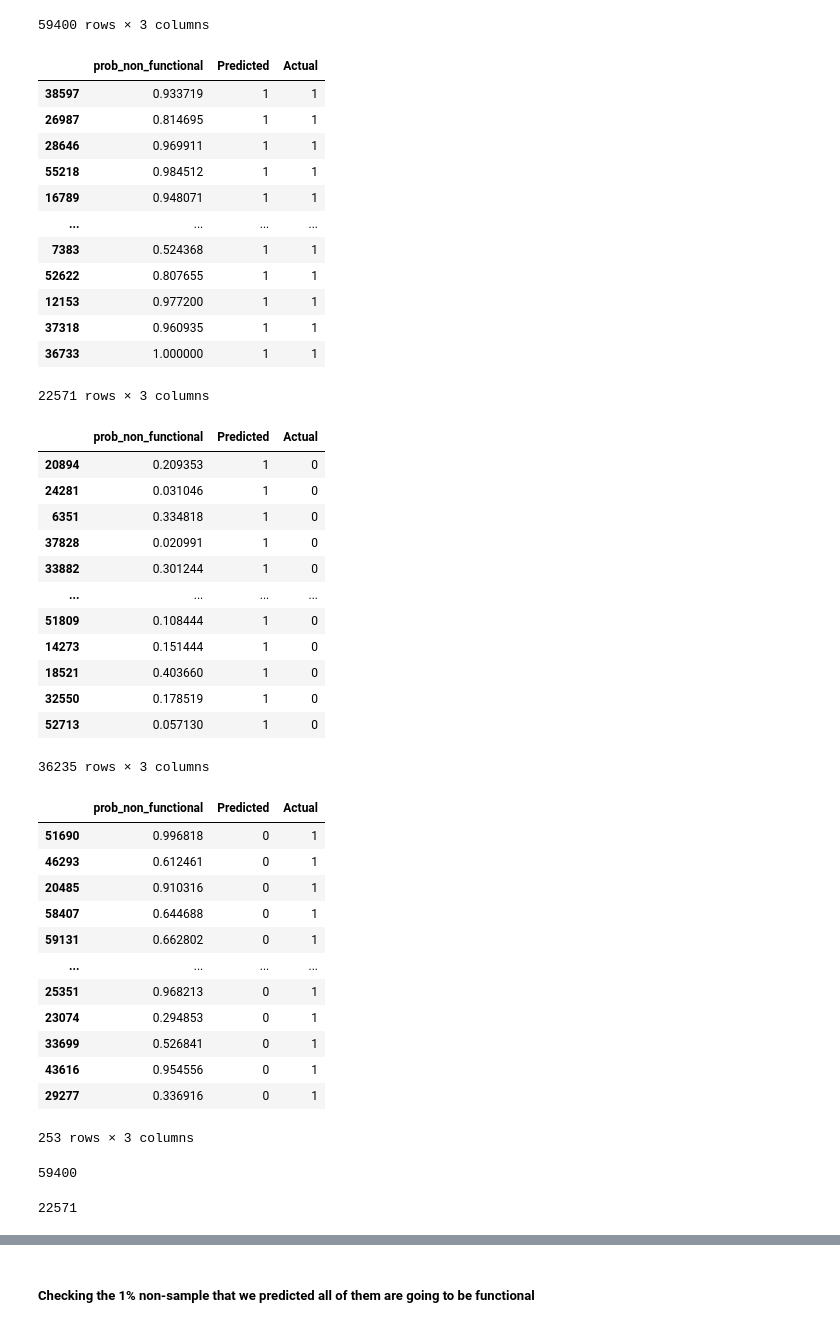
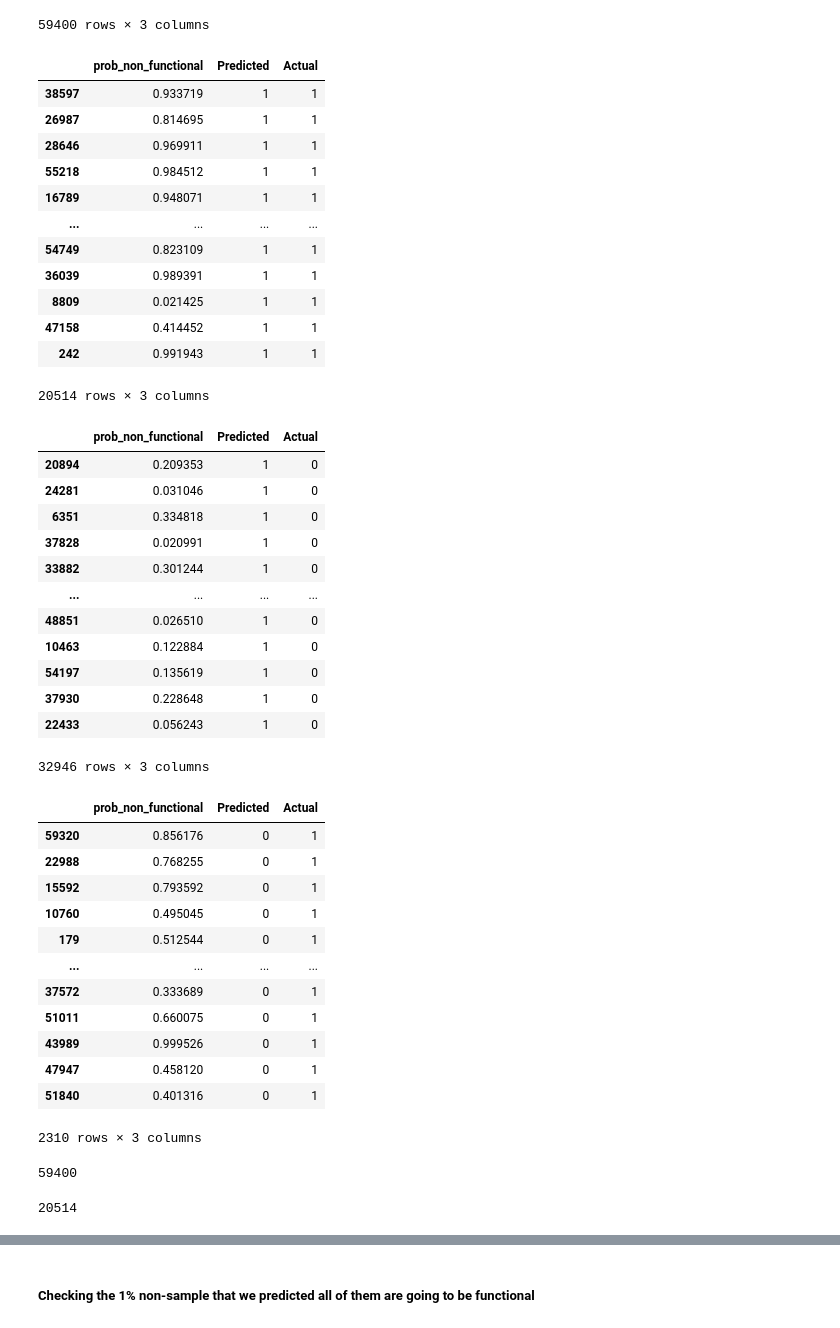
Before and after one commit to atalebizadeh/DS-Career-Track, a Jupyter notebook: Capstone Project 1/Water Pumps/Water Pumps - Modeling and Prediction.ipynb, the cells around one changed output, grey strips where cells are left out. Cells and saved outputs as stored; diff of their text form; code cells hidden in the pictures.

```diff
--- a/Capstone Project 1/Water Pumps/Water Pumps - Modeling and Prediction.ipynb
+++ b/Capstone Project 1/Water Pumps/Water Pumps - Modeling and Prediction.ipynb
@@ -637,7 +637,7 @@ For 0.79 we get 99.30%
 preds_df = pd.DataFrame(preds[:,1], columns = ['prob_non_functional'], index=y_test.index)
 
 # Reassign pump status based on the threshold
-thresh = 0.38
+thresh = 0.33
 preds_df['Predicted'] = preds_df['prob_non_functional'].apply(lambda x: 1 if x > thresh else 0)
 preds_df['Actual'] = y_test
 
@@ -748,7 +748,7 @@ array([[0.84792901, 0.15207099],
 preds_train = pd.DataFrame(preds_t[:,1], columns = ['prob_non_functional'], index=y_train.index)
 
 # Reassign pump status based on the threshold
-thresh = 0.38
+thresh = 0.33
 preds_train['Predicted'] = preds_train['prob_non_functional'].apply(lambda x: 1 if x > thresh else 0)
 preds_train['Actual'] = y_train
 
@@ -868,24 +868,24 @@ merged
 | 40552 | 0.952597 | 1 | 1 |
 59400 rows × 3 columns
 # %%
-sample_pumps = merged.sample(frac=.99, random_state=42)
+sample_pumps = merged.sample(frac=.90, random_state=42)
 sample_pumps['Predicted'] = 1
 sample_predict_non_functional_actual_1 = sample_pumps[(sample_pumps['Actual'] == 1)]
 sample_predict_non_functional_actual_1
 # %% [output]
 |  | prob_non_functional | Predicted | Actual |
 | 38597 | 0.933719 | 1 | 1 |
 | 26987 | 0.814695 | 1 | 1 |
 | 28646 | 0.969911 | 1 | 1 |
 | 55218 | 0.984512 | 1 | 1 |
 | 16789 | 0.948071 | 1 | 1 |
 | ... | ... | ... | ... |
-| 7383 | 0.524368 | 1 | 1 |
-| 52622 | 0.807655 | 1 | 1 |
-| 12153 | 0.977200 | 1 | 1 |
-| 37318 | 0.960935 | 1 | 1 |
-| 36733 | 1.000000 | 1 | 1 |
+| 54749 | 0.823109 | 1 | 1 |
+| 36039 | 0.989391 | 1 | 1 |
+| 8809 | 0.021425 | 1 | 1 |
+| 47158 | 0.414452 | 1 | 1 |
+| 242 | 0.991943 | 1 | 1 |
-22571 rows × 3 columns
+20514 rows × 3 columns
 # %%
 sample_predict_non_functional_actual_0 = sample_pumps[(sample_pumps['Actual'] == 0)]
 sample_predict_non_functional_actual_0
@@ -897,12 +897,12 @@ sample_predict_non_functional_actual_0
 | 37828 | 0.020991 | 1 | 0 |
 | 33882 | 0.301244 | 1 | 0 |
 | ... | ... | ... | ... |
-| 51809 | 0.108444 | 1 | 0 |
-| 14273 | 0.151444 | 1 | 0 |
-| 18521 | 0.403660 | 1 | 0 |
-| 32550 | 0.178519 | 1 | 0 |
-| 52713 | 0.057130 | 1 | 0 |
+| 48851 | 0.026510 | 1 | 0 |
+| 10463 | 0.122884 | 1 | 0 |
+| 54197 | 0.135619 | 1 | 0 |
+| 37930 | 0.228648 | 1 | 0 |
+| 22433 | 0.056243 | 1 | 0 |
-36235 rows × 3 columns
+32946 rows × 3 columns
 # %%
 #sample_pumps = merged.sample(frac=.99, random_state=42)
 non_sample_pumps = merged[~merged.index.isin(sample_pumps.index)]
@@ -911,18 +911,18 @@ non_sample_pumps['Predicted'] = 0
 non_sample_pumps[non_sample_pumps['Actual'] == 1]
 # %% [output]
 |  | prob_non_functional | Predicted | Actual |
-| 51690 | 0.996818 | 0 | 1 |
-| 46293 | 0.612461 | 0 | 1 |
-| 20485 | 0.910316 | 0 | 1 |
-| 58407 | 0.644688 | 0 | 1 |
-| 59131 | 0.662802 | 0 | 1 |
+| 59320 | 0.856176 | 0 | 1 |
+| 22988 | 0.768255 | 0 | 1 |
+| 15592 | 0.793592 | 0 | 1 |
+| 10760 | 0.495045 | 0 | 1 |
+| 179 | 0.512544 | 0 | 1 |
 | ... | ... | ... | ... |
-| 25351 | 0.968213 | 0 | 1 |
-| 23074 | 0.294853 | 0 | 1 |
-| 33699 | 0.526841 | 0 | 1 |
-| 43616 | 0.954556 | 0 | 1 |
-| 29277 | 0.336916 | 0 | 1 |
+| 37572 | 0.333689 | 0 | 1 |
+| 51011 | 0.660075 | 0 | 1 |
+| 43989 | 0.999526 | 0 | 1 |
+| 47947 | 0.458120 | 0 | 1 |
+| 51840 | 0.401316 | 0 | 1 |
-253 rows × 3 columns
+2310 rows × 3 columns
 # %%
 len(non_sample_pumps) + len(sample_pumps)
 # %% [output]
@@ -933,7 +933,7 @@ replace_pump_cost = 2000
 # %%
 len(sample_predict_non_functional_actual_1)
 # %% [output]
-22571
+20514
 # %%
 len(sample_predict_non_functional_actual_0)
 # %% [output]
```
Also changed, not shown: parts of 35 cells of this notebook.
